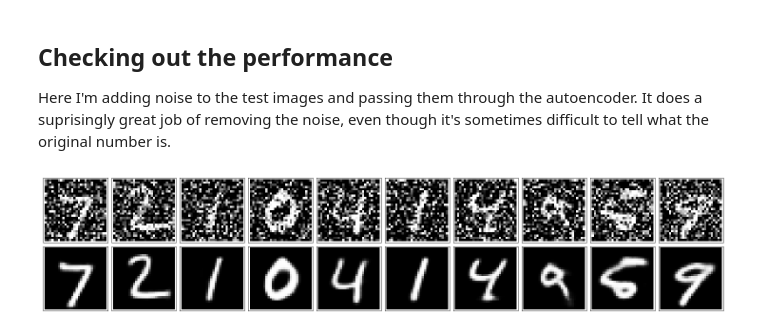
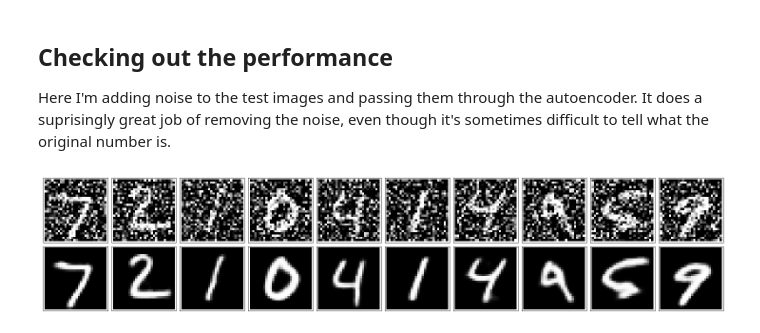
Before and after one commit to seinberg/deep-learning, a Jupyter notebook: autoencoder/Convolutional_Autoencoder.ipynb, the cells around one changed output. Saved outputs shown, nothing was run; the diff lists cells and outputs as text; code cells hidden in the pictures.

```diff
--- a/autoencoder/Convolutional_Autoencoder.ipynb
+++ b/autoencoder/Convolutional_Autoencoder.ipynb
@@ -250,17 +250,17 @@ Here I'm adding noise to the test images and passing them through the autoencode
 # %%
 fig, axes = plt.subplots(nrows=2, ncols=10, sharex=True, sharey=True, figsize=(20,4))
 in_imgs = mnist.test.images[:10]
-noisy_imgs = in_imgs + noise_factor * np.random.randn(*in_imgs.shape)
+noisy_imgs = in_imgs + .5 * np.random.randn(*in_imgs.shape)
 noisy_imgs = np.clip(noisy_imgs, 0., 1.)
 
 reconstructed = sess.run(decoded, feed_dict={inputs_: noisy_imgs.reshape((10, 28, 28, 1))})
 
 for images, row in zip([noisy_imgs, reconstructed], axes):
     for img, ax in zip(images, row):
         ax.imshow(img.reshape((28, 28)), cmap='Greys_r')
         ax.get_xaxis().set_visible(False)
         ax.get_yaxis().set_visible(False)
 
 fig.tight_layout(pad=0.1)
 # %% [output]
-[figure, old version]
+[figure, new version]
```
